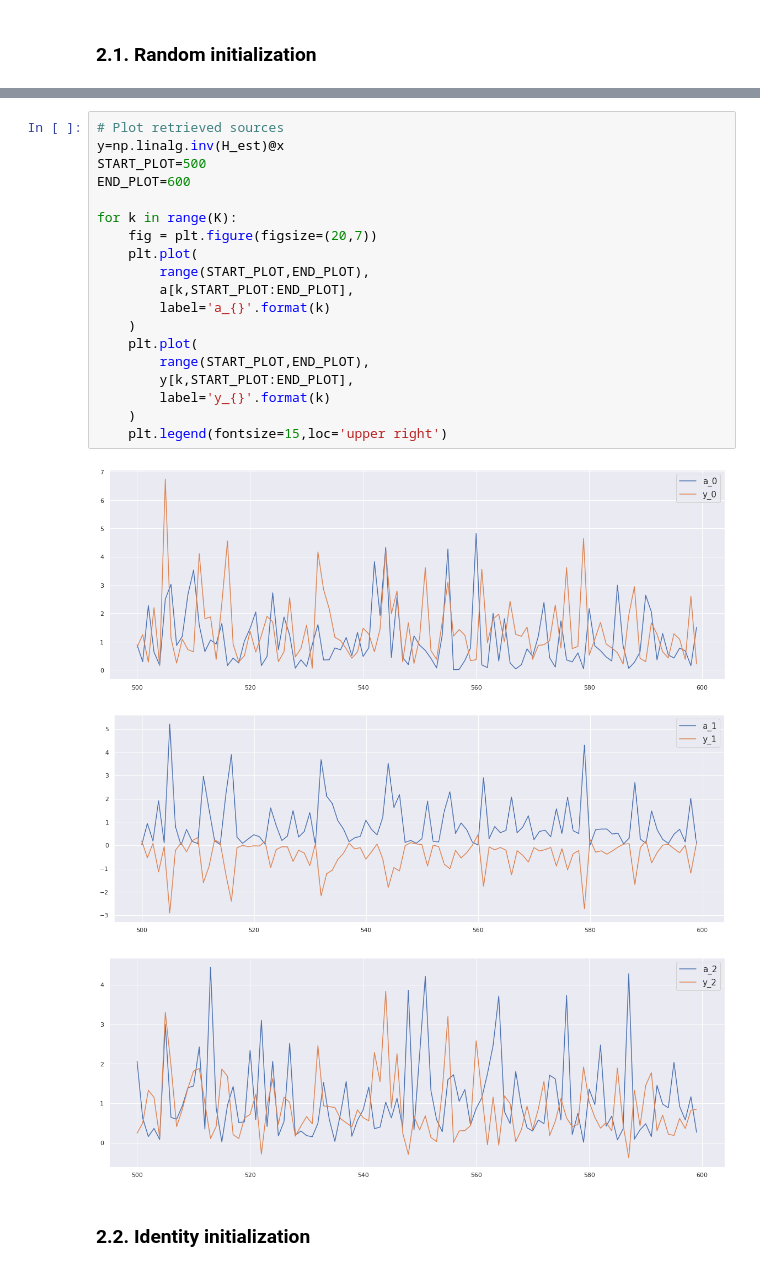
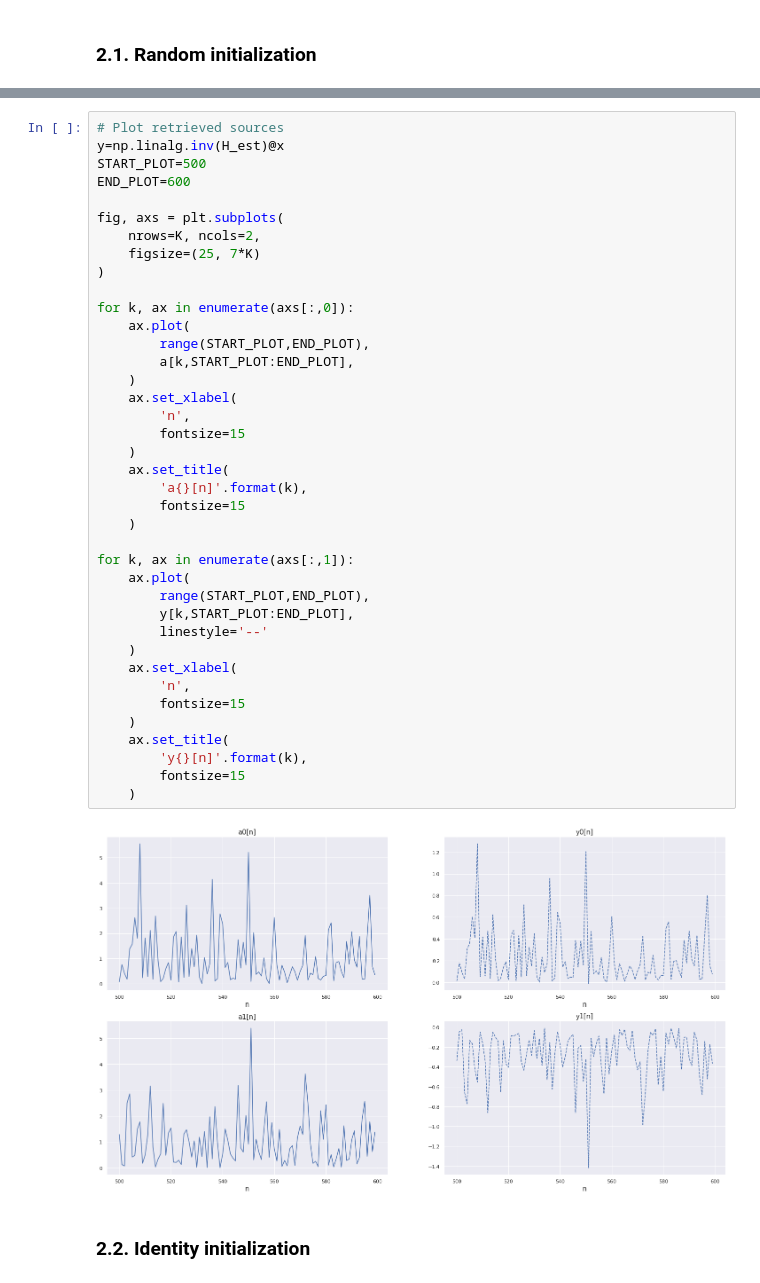
Before and after one commit to leonardotessarolo/pca-ica, a Jupyter notebook: 5-ica_source_separation_ML.ipynb, the cells around one changed output, grey strips where cells are left out. Drawn from its saved outputs; the diff is of its cells as text.

```diff
--- a/5-ica_source_separation_ML.ipynb
+++ b/5-ica_source_separation_ML.ipynb
@@ -174,25 +238,43 @@ for c in [col for col in logs.columns if 'mutual_info' in col]:
 # %%
 # Plot retrieved sources
 y=np.linalg.inv(H_est)@x
 START_PLOT=500
 END_PLOT=600
 
-for k in range(K):
-    fig = plt.figure(figsize=(20,7))
-    plt.plot(
+fig, axs = plt.subplots(
+    nrows=K, ncols=2,
+    figsize=(25, 7*K)
+)
+
+for k, ax in enumerate(axs[:,0]):
+    ax.plot(
         range(START_PLOT,END_PLOT),
         a[k,START_PLOT:END_PLOT],
-        label='a_{}'.format(k)
     )
-    plt.plot(
+    ax.set_xlabel(
+        'n',
+        fontsize=15
+    )
+    ax.set_title(
+        'a{}[n]'.format(k),
+        fontsize=15
+    )
+
+for k, ax in enumerate(axs[:,1]):
+    ax.plot(
         range(START_PLOT,END_PLOT),
         y[k,START_PLOT:END_PLOT],
-        label='y_{}'.format(k)
+        linestyle='--'
     )
-    plt.legend(fontsize=15,loc='upper right')
+    ax.set_xlabel(
+        'n',
+        fontsize=15
+    )
+    ax.set_title(
+        'y{}[n]'.format(k),
+        fontsize=15
+    )
 # %% [output]
-[figure, old version]
+[figure, new version]
-[figure, removed]
-[figure, removed]
 # %% [markdown]
 ### 2.2. Identity initialization
```
Also changed, not shown: parts of 17 cells of this notebook.
